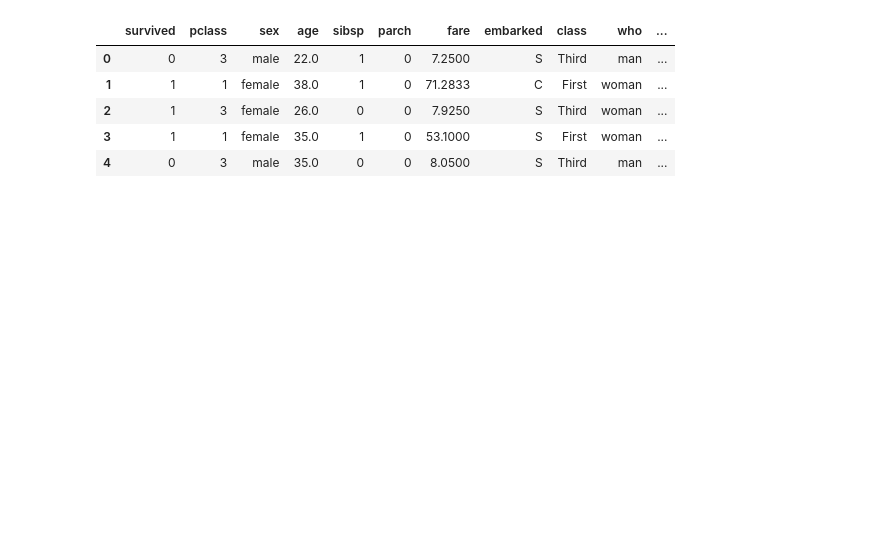
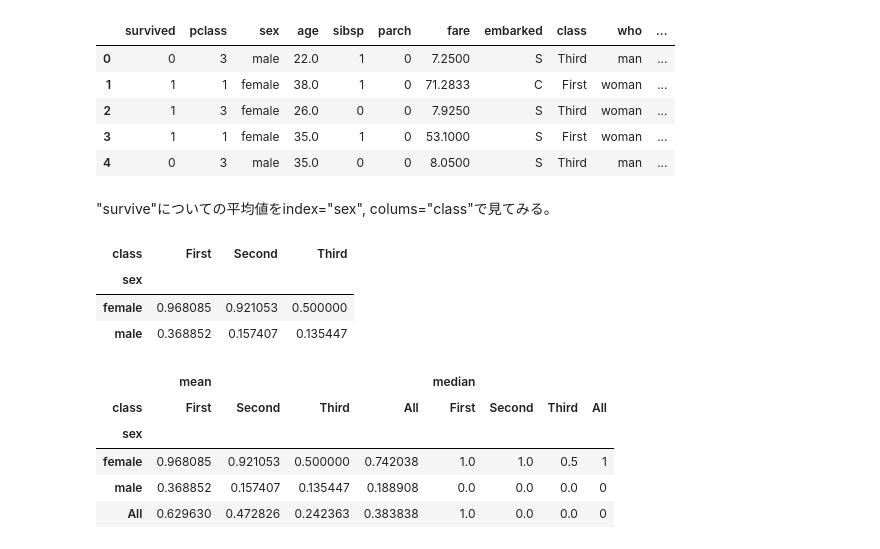
Before and after one commit to masakiaota/study, a Jupyter notebook: my_cheatsheet/Pandas.ipynb, the cells around one changed output. Cells and saved outputs as stored; diff of their text form; code cells hidden in the pictures; blank space fills up the shorter version.

```diff
--- a/my_cheatsheet/Pandas.ipynb
+++ b/my_cheatsheet/Pandas.ipynb
@@ -729,3 +729,22 @@ titanic.head()
 | 2 | 1 | 3 | female | 26.0 | 0 | 0 | 7.9250 | S | Third | woman | ... |
 | 3 | 1 | 1 | female | 35.0 | 1 | 0 | 53.1000 | S | First | woman | ... |
 | 4 | 0 | 3 | male | 35.0 | 0 | 0 | 8.0500 | S | Third | man | ... |
+# %% [markdown]
+"survive"についての平均値をindex="sex", colums="class"で見てみる。
+# %%
+titanic.pivot_table('survived', index='sex', columns='class')
+# %% [output]
+| class | First | Second | Third |
+| sex |  |  |  |
+| female | 0.968085 | 0.921053 | 0.500000 |
+| male | 0.368852 | 0.157407 | 0.135447 |
+# %%
+titanic.pivot_table('survived', index='sex', columns='class', aggfunc=["mean","median"], margins=True) #多数の統計量について知ることもできる。
+#marginで全体で計算した場合の行と列も表示
+# %% [output]
+|  | mean |  |  |  | median |  |  |  |
+| class | First | Second | Third | All | First | Second | Third | All |
+| sex |  |  |  |  |  |  |  |  |
+| female | 0.968085 | 0.921053 | 0.500000 | 0.742038 | 1.0 | 1.0 | 0.5 | 1 |
+| male | 0.368852 | 0.157407 | 0.135447 | 0.188908 | 0.0 | 0.0 | 0.0 | 0 |
+| All | 0.629630 | 0.472826 | 0.242363 | 0.383838 | 1.0 | 0.0 | 0.0 | 0 |
```
Also changed, not shown: parts of 16 cells of this notebook.
